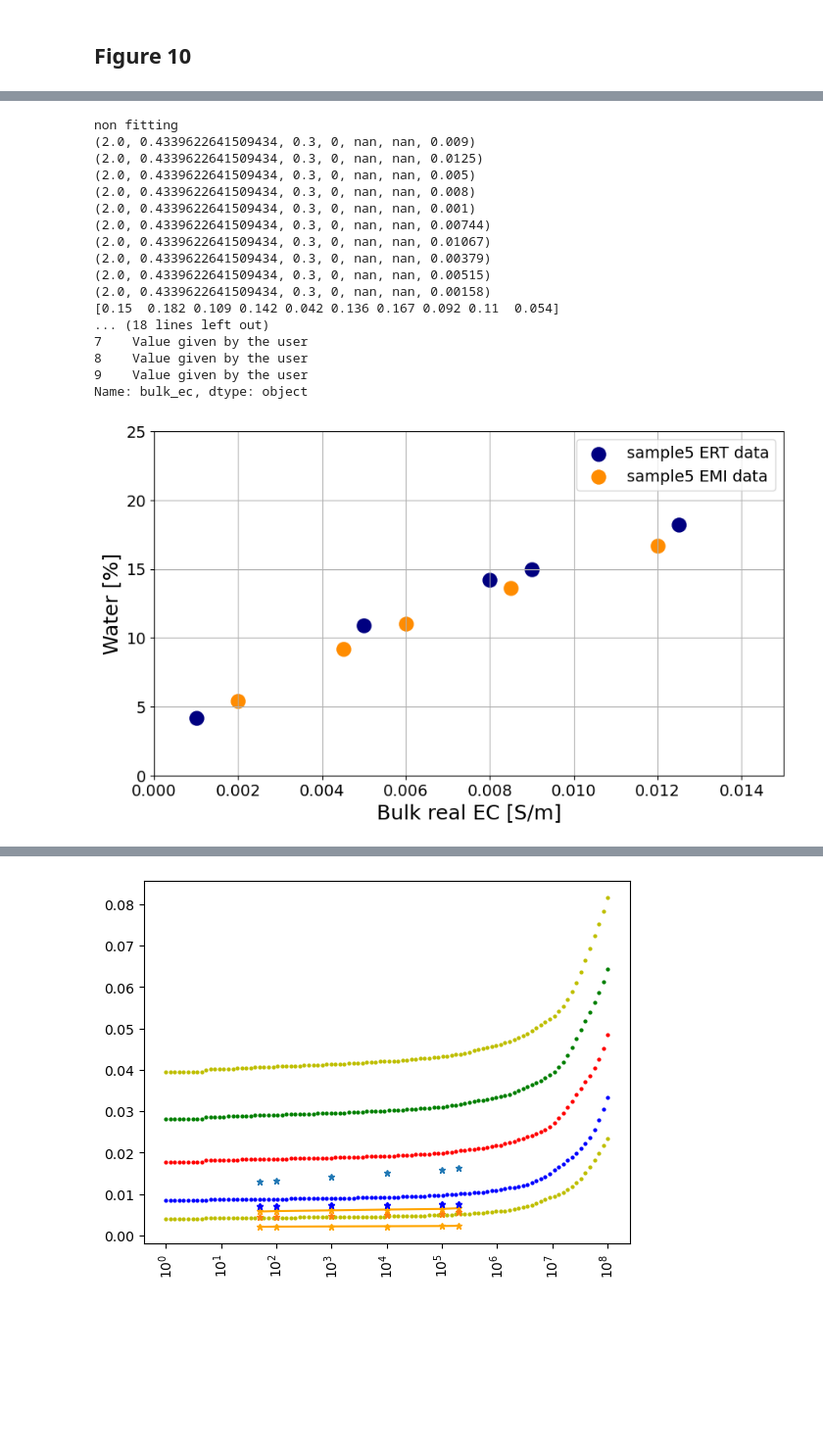
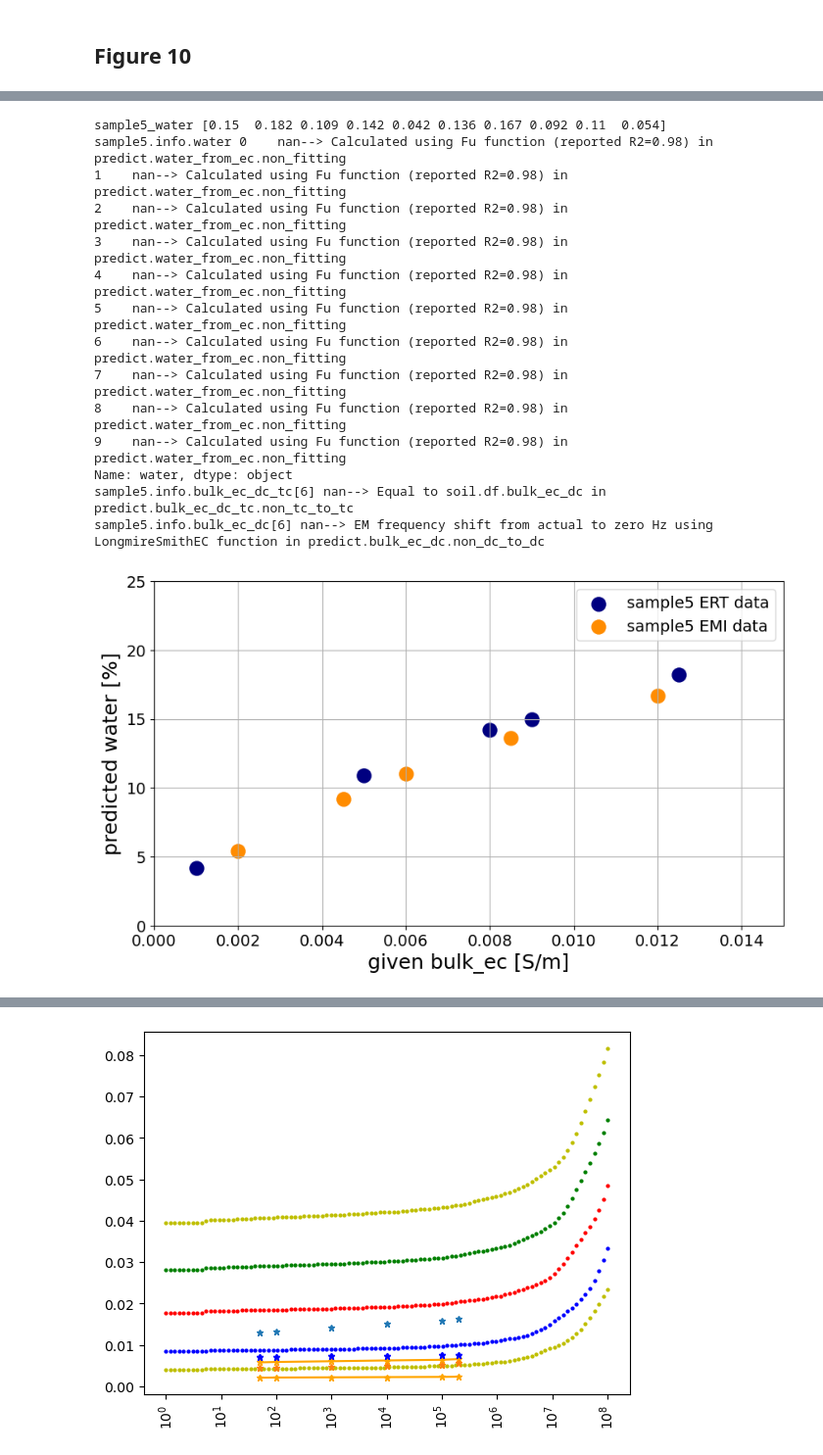
Before and after one commit to SENSE-UGent/Pedophysics, a Jupyter notebook: examples/Examples.ipynb, the cells around one changed output, grey strips where cells are left out. Shown at 98% size. Saved outputs shown, nothing was run; the diff lists cells and outputs as text; code cells hidden in the pictures; blank space fills up the shorter version.

```diff
--- a/examples/Examples.ipynb
+++ b/examples/Examples.ipynb
@@ -235,52 +227,52 @@ Name: bulk_perm, dtype: object
 # %%
 sample5 = Soil(
     bulk_ec = [0.009, 0.0125, 0.005, 0.008, 0.001, 0.0085, 0.012, 0.0045, 0.006, 0.002],
     frequency_ec = [0, 0, 0, 0, 0, 50e3, 50e3, 50e3, 50e3, 50e3],
     texture = 'Sand', bulk_density= 1.5, water_ec = 0.3)
 
 sample5_water = predict.Water(sample5)
-print(sample5_water)
-print(sample5.info.water)
-print(sample5.info.bulk_ec)
+print('sample5_water', sample5_water)
+print('sample5.info.water', sample5.info.water)
+print('sample5.info.bulk_ec_dc_tc[6]', sample5.info.bulk_ec_dc_tc[6])
+print('sample5.info.bulk_ec_dc[6]', sample5.info.bulk_ec_dc[6])
+
+####################################################### PLOT ############################################
 
 fig = plt.figure()
 ax = fig.add_subplot(1, 1, 1)
 ss=150
 ax.scatter(sample5.bulk_ec[:5], sample5_water[:5]*100, color='navy', alpha=1, s=ss, label = "sample5 ERT data")
 ax.scatter(sample5.bulk_ec[5:], sample5_water[5:]*100, color='darkorange', alpha=1, s=ss, label = "sample5 EMI data")
 fig.set_figheight(5.5)
 fig.set_figwidth(10)
 
 ax.set_ylim(0, 25)
 ax.set_xlim(0, 15e-3)
 ax.grid(True)
-ax.set_ylabel('Water [%]', fontsize = 18)
-ax.set_xlabel('Bulk real EC [S/m]', fontsize = 18)
+ax.set_ylabel('predicted water [%]', fontsize = 18)
+ax.set_xlabel('given bulk_ec [S/m]', fontsize = 18)
 ax.tick_params(axis='y', labelsize=14)
 ax.tick_params(axis='x', labelsize=14)
 ax.legend(loc='upper right', fontsize = 14)
 
 plt.savefig('Ex5')
 plt.show()
 # %% [output]
-non fitting
-(2.0, 0.4339622641509434, 0.3, 0, nan, nan, 0.009)
-(2.0, 0.4339622641509434, 0.3, 0, nan, nan, 0.0125)
-(2.0, 0.4339622641509434, 0.3, 0, nan, nan, 0.005)
-(2.0, 0.4339622641509434, 0.3, 0, nan, nan, 0.008)
-(2.0, 0.4339622641509434, 0.3, 0, nan, nan, 0.001)
-(2.0, 0.4339622641509434, 0.3, 0, nan, nan, 0.00744)
-(2.0, 0.4339622641509434, 0.3, 0, nan, nan, 0.01067)
-(2.0, 0.4339622641509434, 0.3, 0, nan, nan, 0.00379)
-(2.0, 0.4339622641509434, 0.3, 0, nan, nan, 0.00515)
-(2.0, 0.4339622641509434, 0.3, 0, nan, nan, 0.00158)
-[0.15  0.182 0.109 0.142 0.042 0.136 0.167 0.092 0.11  0.054]
-... (18 lines left out)
-7    Value given by the user
-8    Value given by the user
-9    Value given by the user
-Name: bulk_ec, dtype: object
+sample5_water [0.15  0.182 0.109 0.142 0.042 0.136 0.167 0.092 0.11  0.054]
+sample5.info.water 0    nan--> Calculated using Fu function (reported R2=0.98) in predict.water_from_ec.non_fitting
+1    nan--> Calculated using Fu function (reported R2=0.98) in predict.water_from_ec.non_fitting
+2    nan--> Calculated using Fu function (reported R2=0.98) in predict.water_from_ec.non_fitting
+3    nan--> Calculated using Fu function (reported R2=0.98) in predict.water_from_ec.non_fitting
+4    nan--> Calculated using Fu function (reported R2=0.98) in predict.water_from_ec.non_fitting
+5    nan--> Calculated using Fu function (reported R2=0.98) in predict.water_from_ec.non_fitting
+6    nan--> Calculated using Fu function (reported R2=0.98) in predict.water_from_ec.non_fitting
+7    nan--> Calculated using Fu function (reported R2=0.98) in predict.water_from_ec.non_fitting
+8    nan--> Calculated using Fu function (reported R2=0.98) in predict.water_from_ec.non_fitting
+9    nan--> Calculated using Fu function (reported R2=0.98) in predict.water_from_ec.non_fitting
+Name: water, dtype: object
+sample5.info.bulk_ec_dc_tc[6] nan--> Equal to soil.df.bulk_ec_dc in predict.bulk_ec_dc_tc.non_tc_to_tc
+sample5.info.bulk_ec_dc[6] nan--> EM frequency shift from actual to zero Hz using LongmireSmithEC function in predict.bulk_ec_dc.non_dc_to_dc
-[figure, old version]
+[figure, new version]
 # %%
 sample5b = Soil(
     bulk_ec = [0.009, 0.0125, 0.005, 0.008, 0.001, 0.0085, 0.012, 0.0045, 0.006, 0.002],
```
Also changed, not shown: parts of 10 cells of this notebook, 10 other files.
